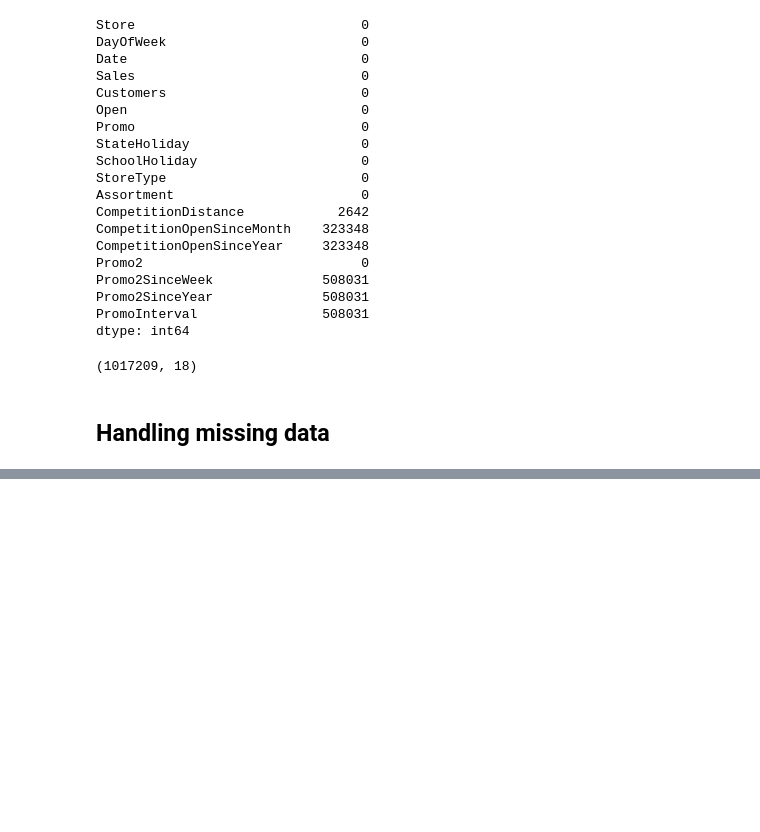
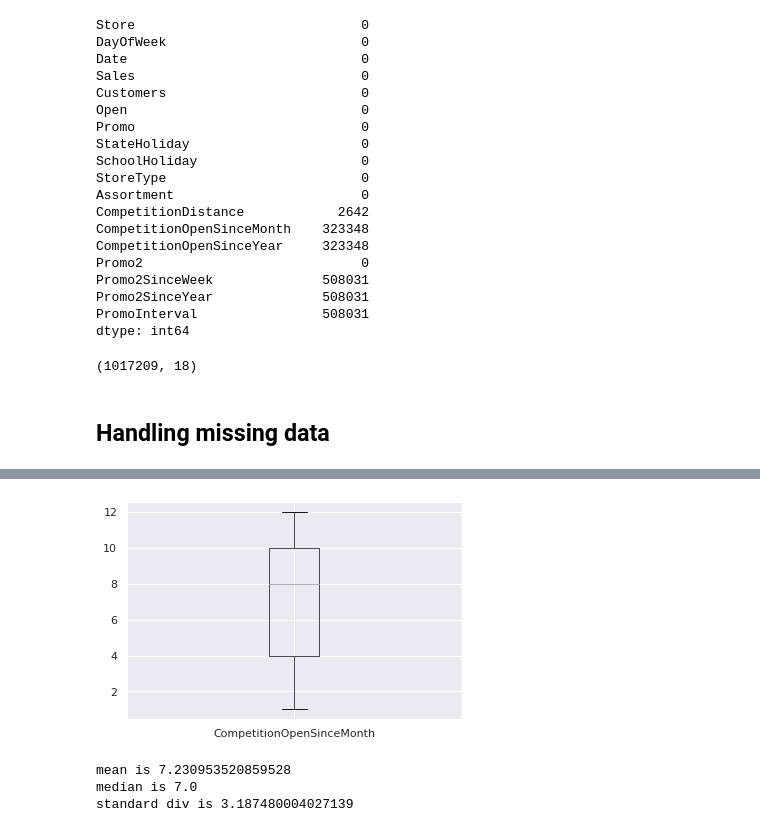
Before and after one commit to heavye/pharma, a Jupyter notebook: EDA.ipynb, the cells around one changed output, grey strips where cells are left out. Drawn from its saved outputs; the diff is of its cells as text; code cells hidden in the pictures; blank space fills up the shorter version.

```diff
--- a/EDA.ipynb
+++ b/EDA.ipynb
@@ -158,0 +234,4 @@ dtype: int64
+# %%
+boxplot = train_store.boxplot(column=['CompetitionOpenSinceMonth'])
+# %% [output]
+[figure, added]
@@ -158,0 +242,8 @@ dtype: int64
+# %%
+print('mean is' , compsincemonth5.CompetitionOpenSinceMonth.mean())
+print('median is', compsincemonth5.CompetitionOpenSinceMonth.median())
+print('standard div is', compsincemonth5.CompetitionOpenSinceMonth.std())
+# %% [output]
+mean is 7.230953520859528
+median is 7.0
+standard div is 3.187480004027139
```
Also changed, not shown: parts of 27 cells of this notebook.
